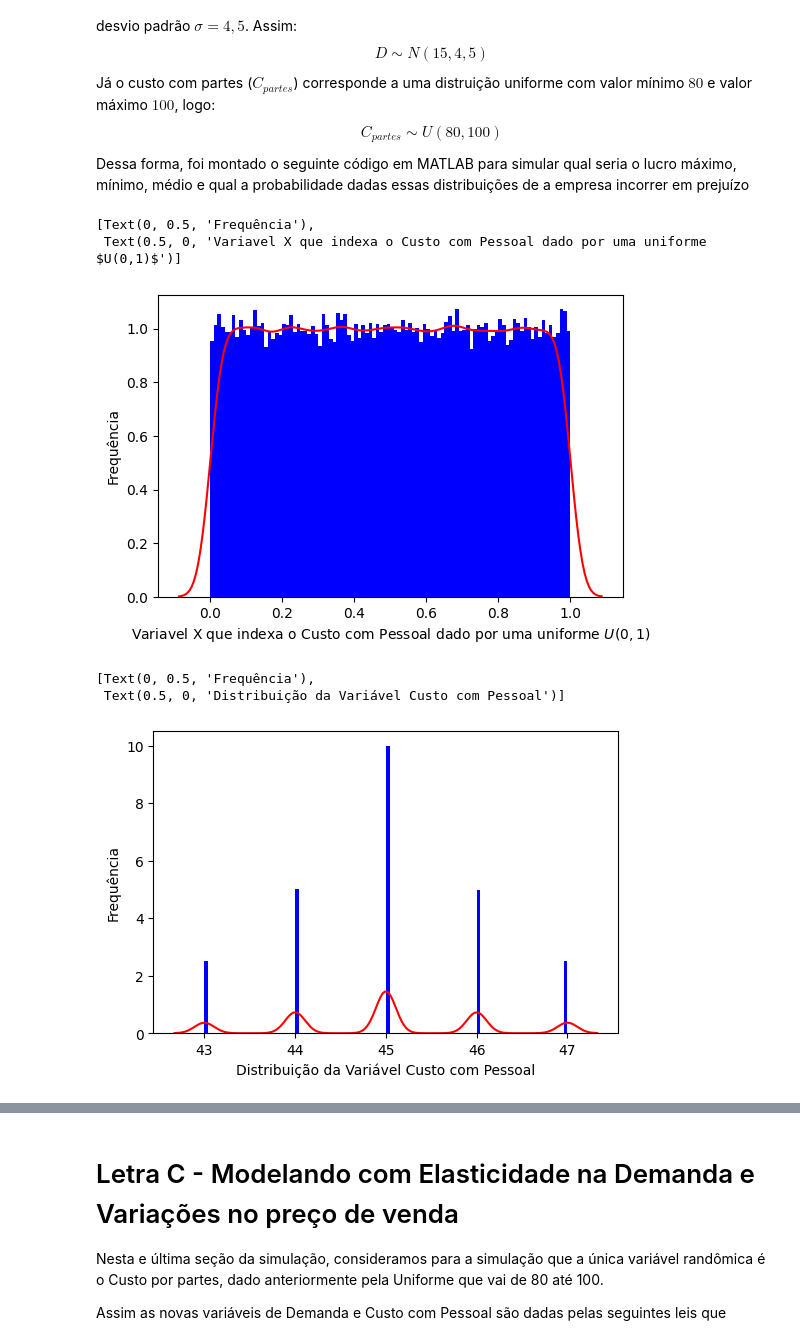
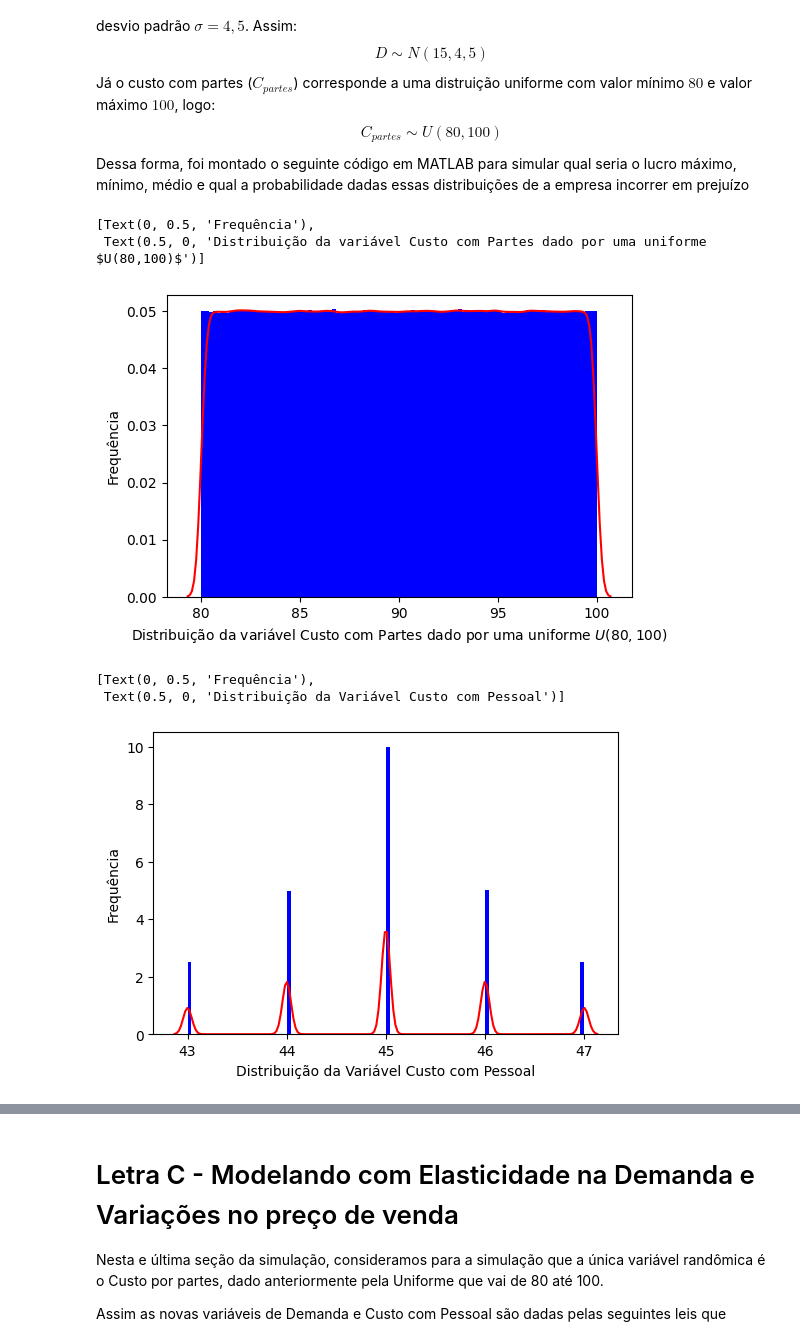
Before and after one commit to luizmarioags/Simulacao-de-Sistemas, a Jupyter notebook: Projeto_Simulação_de_Sistemas.ipynb, the cells around one changed output, grey strips where cells are left out. Cells and saved outputs as stored; diff of their text form; code cells hidden in the pictures.

```diff
--- a/Projeto_Simulação_de_Sistemas.ipynb
+++ b/Projeto_Simulação_de_Sistemas.ipynb
@@ -85,7 +85,7 @@ Dessa forma, foi montado o seguinte código em MATLAB para simular qual seria o
 # %%
 #Modelando com incertezas - Definindo todas as nossas variáveis
 #Primeiramente iremos indexar a nossa variável custo pessoal a um número randômico x
-n = 100000
+n = 10000000
 X = np.random.uniform(0,1,n)
 custo_pessoal_lista = []
 for x in X:
@@ -107,21 +107,23 @@ for x in X:
 #o Custo por partes é dado por uma uniforme que vai de 80 a 100
 custo_partes = np.random.uniform(80,100,n)
 #A demanda é dada por uma normal com média 15 e desvio padrao 4,5
-demanda = norm.rvs(size=n,loc=15,scale=4.5)
+demanda = np.random.normal(15,4.5,n)
 #Transformando nossa lista de custo pessoal em uma array
 custo_pessoal = np.array(custo_pessoal_lista)
 # %%
-ax = sns.distplot(X,
+#Gráfico Custo com Partes
+ax = sns.distplot(custo_partes,
                   bins=100,
                   kde=True,
                   color='red',
                   hist_kws={"linewidth": 15,'alpha':1,'color':'blue'})
-ax.set(xlabel='Variavel X que indexa o Custo com Pessoal dado por uma uniforme $U(0,1)$', ylabel='Frequência')
+ax.set(xlabel='Distribuição da variável Custo com Partes dado por uma uniforme $U(80,100)$', ylabel='Frequência')
 # %% [output]
 [Text(0, 0.5, 'Frequência'),
- Text(0.5, 0, 'Variavel X que indexa o Custo com Pessoal dado por uma uniforme $U(0,1)$')]
+ Text(0.5, 0, 'Distribuição da variável Custo com Partes dado por uma uniforme $U(80,100)$')]
-[figure, old version]
+[figure, new version]
 # %%
+#Gráfico da Distribuição de Custo com Pessoal
 ax = sns.distplot(custo_pessoal,
                   bins=100,
                   kde=True,
@@ -131,5 +133,5 @@ ax.set(xlabel='Distribuição da Variável Custo com Pessoal', ylabel='Frequênc
 # %% [output]
 [Text(0, 0.5, 'Frequência'),
  Text(0.5, 0, 'Distribuição da Variável Custo com Pessoal')]
-[figure, old version]
+[figure, new version]
 # %%
```
Also changed, not shown: parts of 7 cells of this notebook.
